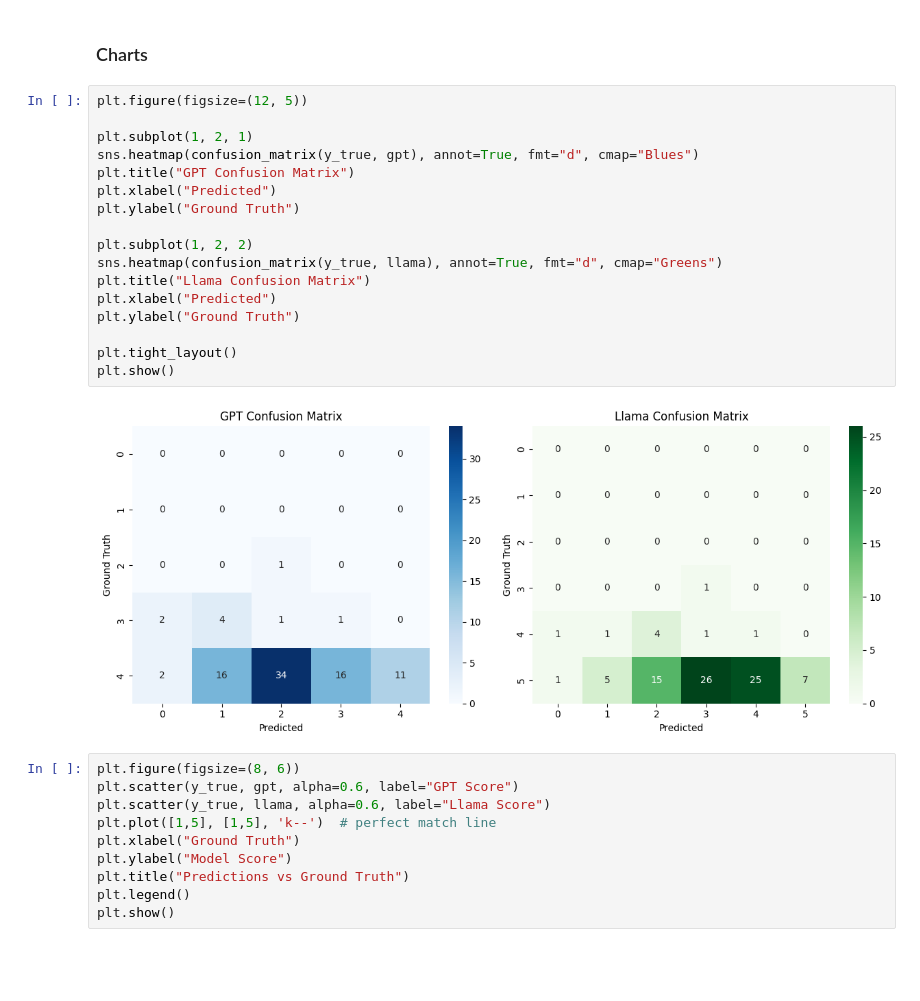
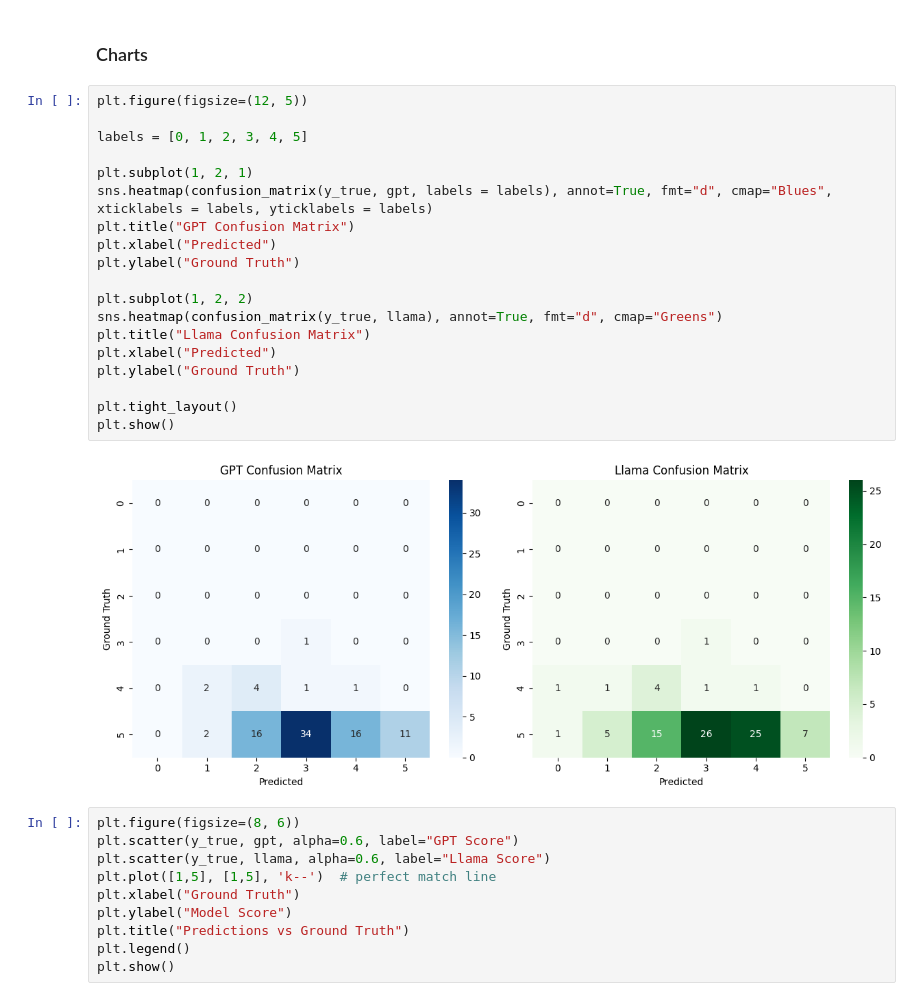
Before and after one commit to trinabrough/CS533_Semester_Project, a Jupyter notebook: FinalProject.ipynb, the cells around one changed output. Saved outputs shown, nothing was run; the diff lists cells and outputs as text; blank space fills up the shorter version.

Commit message:
Updated confusion matrix/heatmap to accurately show classes

```diff
--- a/FinalProject.ipynb
+++ b/FinalProject.ipynb
@@ -1376,22 +1385,24 @@ eval_df.describe()
 # %%
 plt.figure(figsize=(12, 5))
 
+labels = [0, 1, 2, 3, 4, 5]
+
 plt.subplot(1, 2, 1)
-sns.heatmap(confusion_matrix(y_true, gpt), annot=True, fmt="d", cmap="Blues")
+sns.heatmap(confusion_matrix(y_true, gpt, labels = labels), annot=True, fmt="d", cmap="Blues", xticklabels = labels, yticklabels = labels)
 plt.title("GPT Confusion Matrix")
 plt.xlabel("Predicted")
 plt.ylabel("Ground Truth")
 
 plt.subplot(1, 2, 2)
 sns.heatmap(confusion_matrix(y_true, llama), annot=True, fmt="d", cmap="Greens")
 plt.title("Llama Confusion Matrix")
 plt.xlabel("Predicted")
 plt.ylabel("Ground Truth")
 
 plt.tight_layout()
 plt.show()
 # %% [output]
-[figure, old version]
+[figure, new version]
 # %%
 plt.figure(figsize=(8, 6))
 plt.scatter(y_true, gpt, alpha=0.6, label="GPT Score")
```
Also changed, not shown: parts of 4 cells of this notebook.
